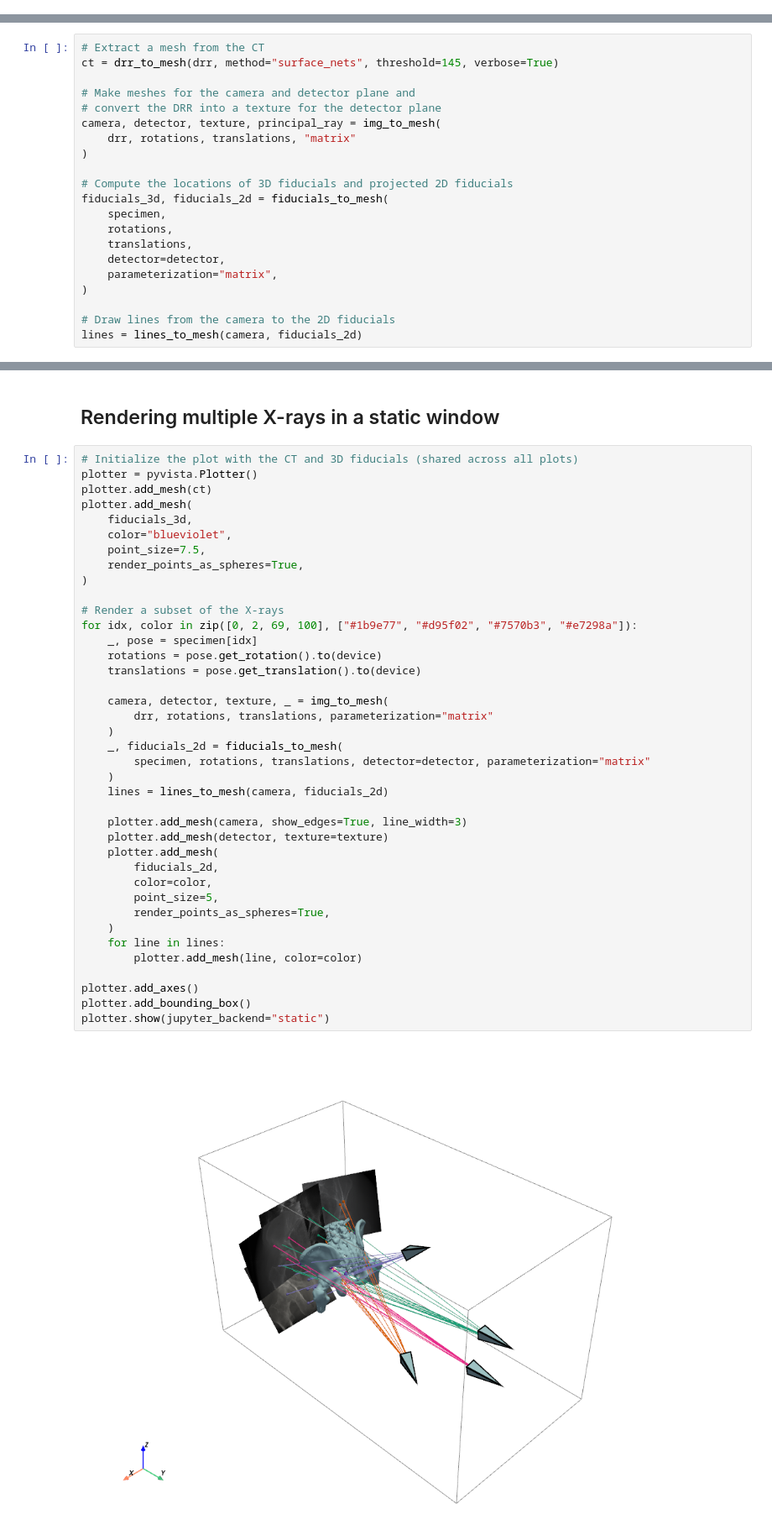
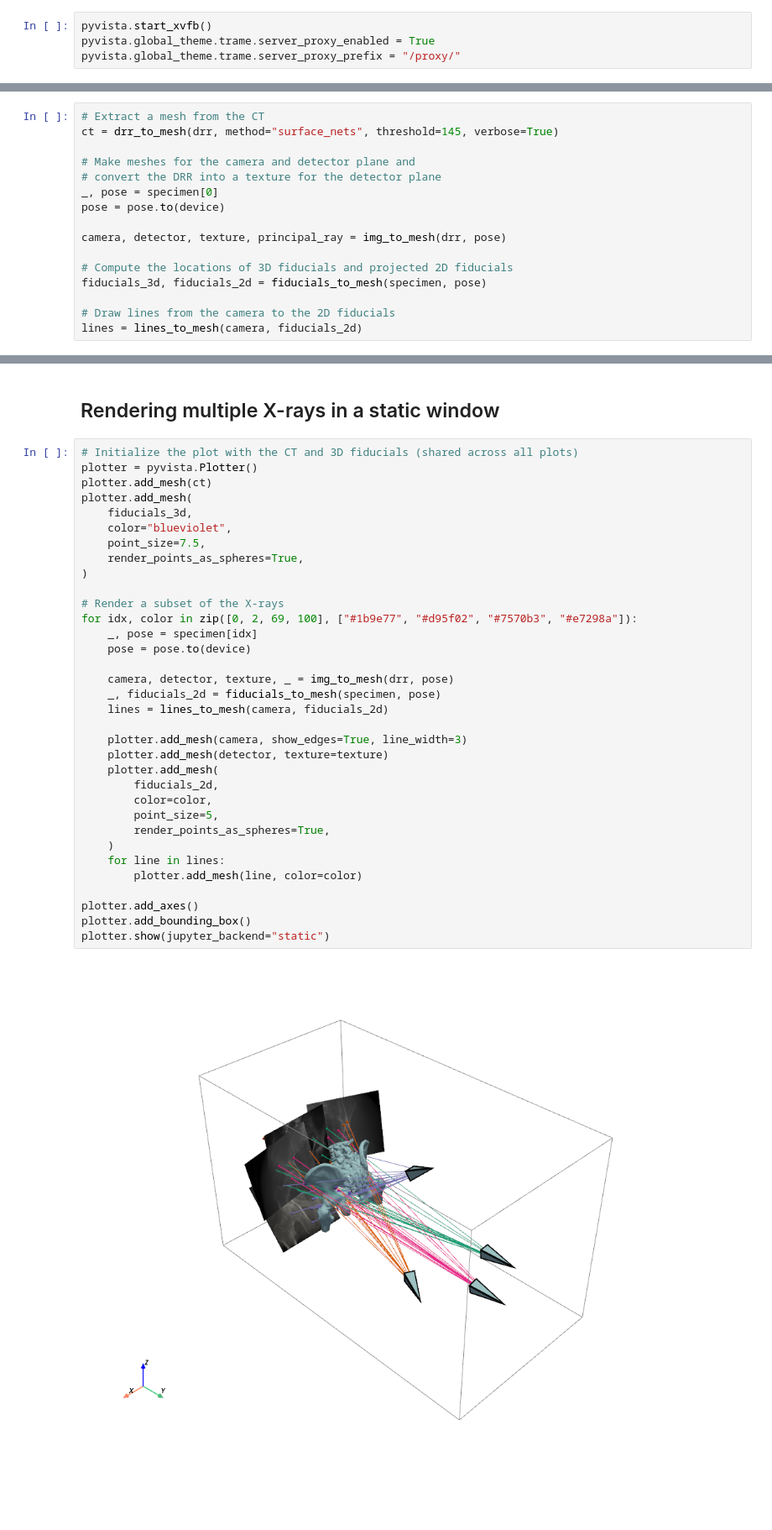
Before and after one commit to eigenvivek/DiffPose, a Jupyter notebook: notebooks/experiments/00_3D_visualization.ipynb, the cells around one changed output, grey strips where cells are left out. Shown at 84% size. Saved outputs shown, nothing was run; the diff lists cells and outputs as text; blank space fills up the shorter version.

```diff
--- a/notebooks/experiments/00_3D_visualization.ipynb
+++ b/notebooks/experiments/00_3D_visualization.ipynb
@@ -16,6 +16,10 @@ from diffdrr.visualization import drr_to_mesh, img_to_mesh
 
 from diffpose.deepfluoro import DeepFluoroDataset
 from diffpose.visualization import fiducials_to_mesh, lines_to_mesh
+# %%
+pyvista.start_xvfb()
+pyvista.global_theme.trame.server_proxy_enabled = True
+pyvista.global_theme.trame.server_proxy_prefix = "/proxy/"
 # %% [raw]
 ::: {.callout-tip}
 ## If running Jupyter remotely, run the following...
@@ -56,18 +56,13 @@ ct = drr_to_mesh(drr, method="surface_nets", threshold=145, verbose=True)
 
 # Make meshes for the camera and detector plane and
 # convert the DRR into a texture for the detector plane
-camera, detector, texture, principal_ray = img_to_mesh(
-    drr, rotations, translations, "matrix"
-)
+_, pose = specimen[0]
+pose = pose.to(device)
+
+camera, detector, texture, principal_ray = img_to_mesh(drr, pose)
 
 # Compute the locations of 3D fiducials and projected 2D fiducials
-fiducials_3d, fiducials_2d = fiducials_to_mesh(
-    specimen,
-    rotations,
-    translations,
-    detector=detector,
-    parameterization="matrix",
-)
+fiducials_3d, fiducials_2d = fiducials_to_mesh(specimen, pose)
 
 # Draw lines from the camera to the 2D fiducials
 lines = lines_to_mesh(camera, fiducials_2d)
@@ -115,39 +110,34 @@ IFrame("render.html", height=500, width=749)
 plotter = pyvista.Plotter()
 plotter.add_mesh(ct)
 plotter.add_mesh(
     fiducials_3d,
     color="blueviolet",
     point_size=7.5,
     render_points_as_spheres=True,
 )
 
 # Render a subset of the X-rays
 for idx, color in zip([0, 2, 69, 100], ["#1b9e77", "#d95f02", "#7570b3", "#e7298a"]):
     _, pose = specimen[idx]
-    rotations = pose.get_rotation().to(device)
-    translations = pose.get_translation().to(device)
+    pose = pose.to(device)
 
-    camera, detector, texture, _ = img_to_mesh(
-        drr, rotations, translations, parameterization="matrix"
-    )
-    _, fiducials_2d = fiducials_to_mesh(
-        specimen, rotations, translations, detector=detector, parameterization="matrix"
-    )
+    camera, detector, texture, _ = img_to_mesh(drr, pose)
+    _, fiducials_2d = fiducials_to_mesh(specimen, pose)
     lines = lines_to_mesh(camera, fiducials_2d)
 
     plotter.add_mesh(camera, show_edges=True, line_width=3)
     plotter.add_mesh(detector, texture=texture)
     plotter.add_mesh(
         fiducials_2d,
         color=color,
         point_size=5,
         render_points_as_spheres=True,
     )
     for line in lines:
         plotter.add_mesh(line, color=color)
 
 plotter.add_axes()
 plotter.add_bounding_box()
 plotter.show(jupyter_backend="static")
 # %% [output]
-[figure, old version]
+[figure, new version]
```
Also changed, not shown: parts of 1 cell of this notebook, 15 other files.
